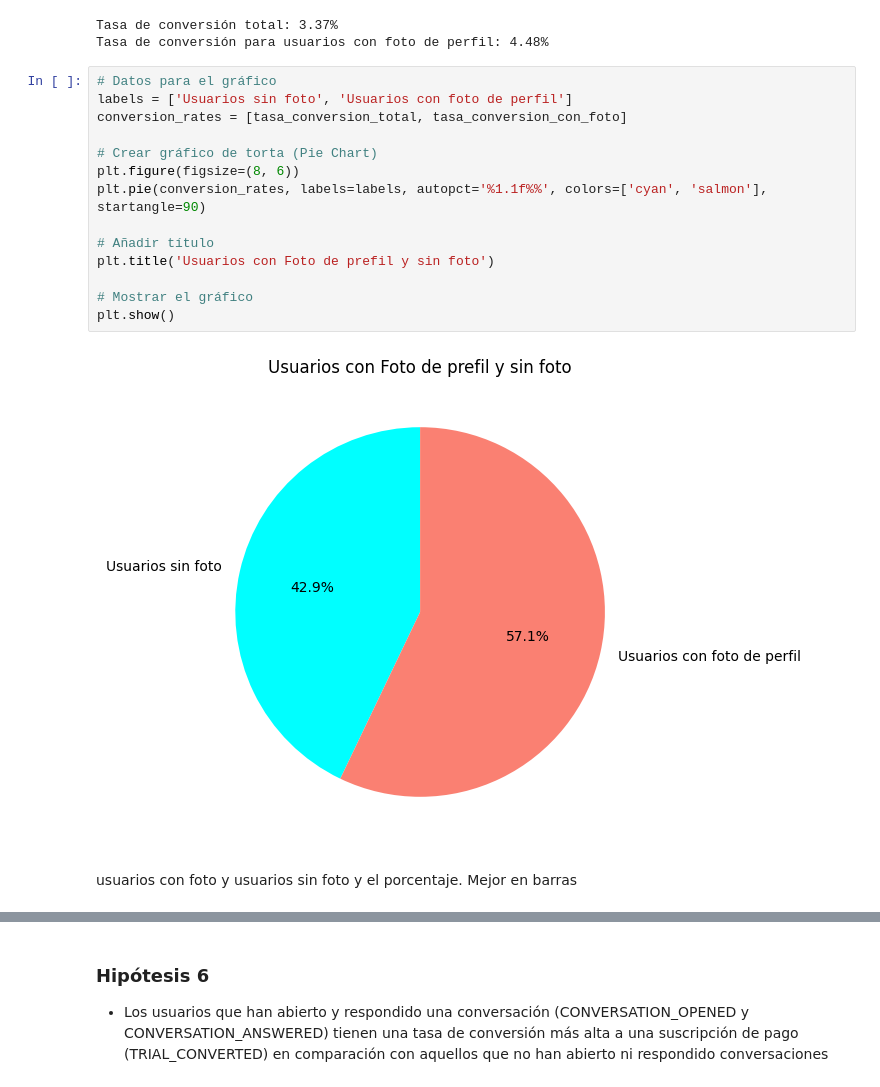
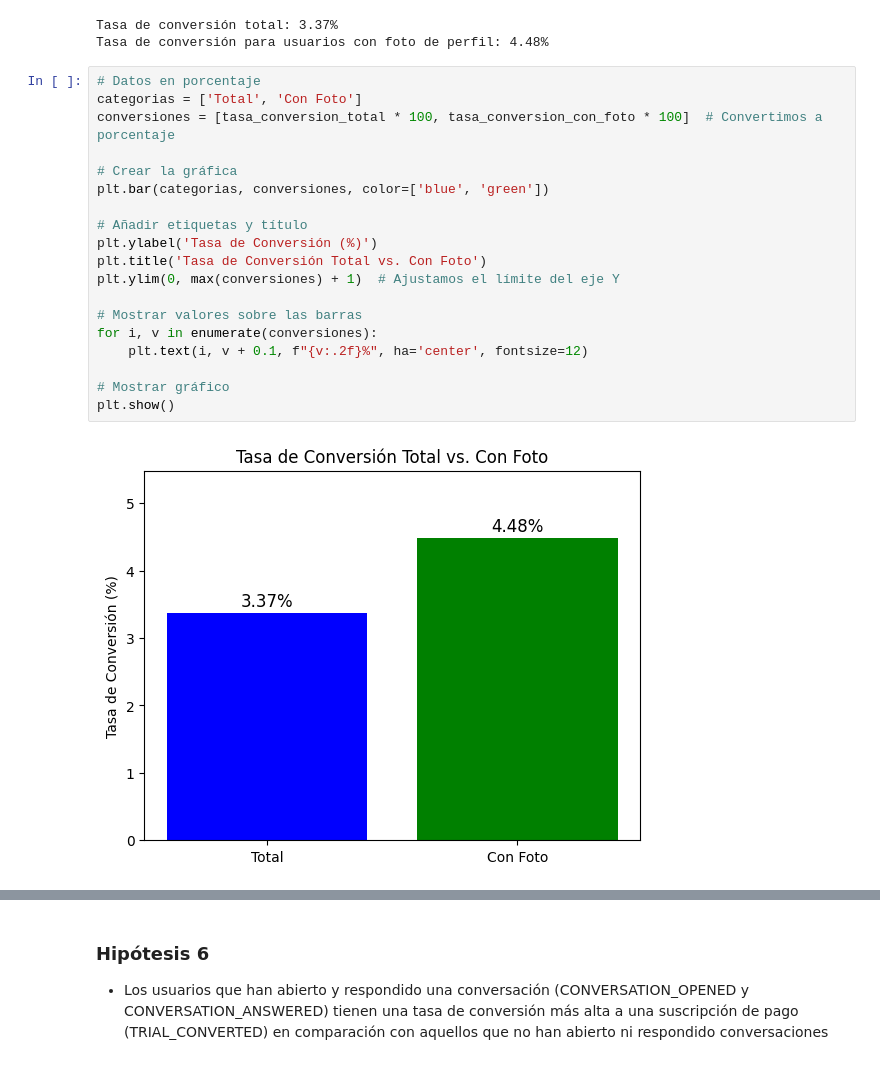
Before and after one commit to NaiSaratxaga/EDA_user-conversion-analysis, a Jupyter notebook: Notebooks/EDA_user_conversion_analysis.ipynb, the cells around one changed output, grey strips where cells are left out. Drawn from its saved outputs; the diff is of its cells as text.

```diff
--- a/Notebooks/EDA_user_conversion_analysis.ipynb
+++ b/Notebooks/EDA_user_conversion_analysis.ipynb
@@ -453,21 +460,24 @@ print(f"Tasa de conversión para usuarios con foto de perfil: {tasa_conversion_c
 # %% [output]
 Tasa de conversión total: 3.37%
 Tasa de conversión para usuarios con foto de perfil: 4.48%
-# %%
-# Datos para el gráfico
-labels = ['Usuarios sin foto', 'Usuarios con foto de perfil']
-conversion_rates = [tasa_conversion_total, tasa_conversion_con_foto]
-
-# Crear gráfico de torta (Pie Chart)
-plt.figure(figsize=(8, 6))
-plt.pie(conversion_rates, labels=labels, autopct='%1.1f%%', colors=['cyan', 'salmon'], startangle=90)
-
-# Añadir título
-plt.title('Usuarios con Foto de prefil y sin foto')
-
-# Mostrar el gráfico
-plt.show()
-# %% [output]
-[figure, removed]
-# %% [markdown]
-usuarios con foto y usuarios sin foto y el porcentaje. Mejor en barras
+# %%
+# Datos en porcentaje
+categorias = ['Total', 'Con Foto']
+conversiones = [tasa_conversion_total * 100, tasa_conversion_con_foto * 100]  # Convertimos a porcentaje
+
+# Crear la gráfica
+plt.bar(categorias, conversiones, color=['blue', 'green'])
+
+# Añadir etiquetas y título
+plt.ylabel('Tasa de Conversión (%)')
+plt.title('Tasa de Conversión Total vs. Con Foto')
+plt.ylim(0, max(conversiones) + 1)  # Ajustamos el límite del eje Y
+
+# Mostrar valores sobre las barras
+for i, v in enumerate(conversiones):
+    plt.text(i, v + 0.1, f"{v:.2f}%", ha='center', fontsize=12)
+
+# Mostrar gráfico
+plt.show()
+# %% [output]
+[figure, added]
```
Also changed, not shown: parts of 13 cells of this notebook.
